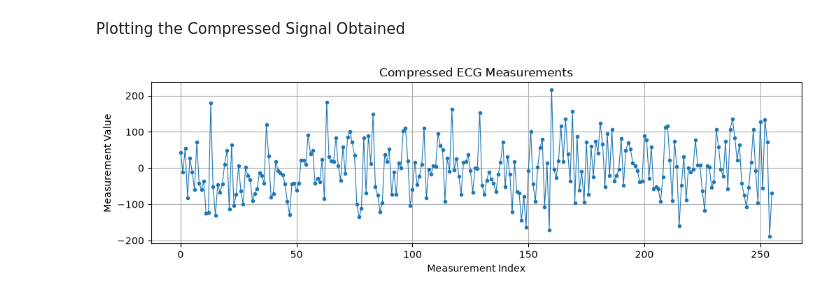
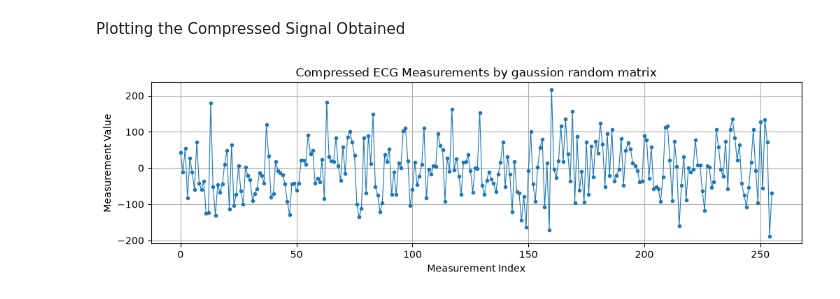
Before and after one commit to namishmahajan2005-arch/Compressed-Sensing, a Jupyter notebook: test.ipynb, the cells around one changed output. Drawn from its saved outputs; the diff is of its cells as text; code cells hidden in the pictures.

```diff
--- a/test.ipynb
+++ b/test.ipynb
@@ -19,7 +43,7 @@ Libraries imported successfully!
 # %% [markdown]
 Loading the Data
 # %%
-data_dir = Path(r"C:\Users\Asus\Downloads\ECG Dataset")
+data_dir = Path(r"D:\compressionsensing\model\dataset")
 
 print("Dataset folder exists:", data_dir.exists())
 
@@ -263,12 +287,12 @@ rng = np.random.default_rng(42)
 
 M = 256
 
-Phi = rng.normal(
+Phi_gaussian = rng.normal(
     loc=0.0,
     scale=1.0 / np.sqrt(M),
     size=(M, N)
 )
 
-print("Sensing matrix shape:", Phi.shape)
+print("Sensing matrix shape:", Phi_gaussian.shape)
 # %% [output]
 Sensing matrix shape: (256, 1024)
@@ -275,3 +306,22 @@ Sensing matrix shape: (256, 1024)
+# %%
+from bz2 import compress
+# Gaussian
+#Phi_gaussian = rng.normal(0, 1/np.sqrt(M), (M, N))
+
+# Bernoulli
+Phi_bernoulli = rng.choice([-1, 1], (M, N)) / np.sqrt(M)
+
+# Partial Hadamard
+from scipy.linalg import hadamard
+
+H = hadamard(N).astype(float)
+rows = rng.choice(N, M, replace=False)
+Phi_hadamard = H[rows, :] / np.sqrt(M)
+
+# Measurements
+y_gaussian = Phi_gaussian @ alpha_sparse
+y_bernoulli = Phi_bernoulli @ alpha_sparse
+y_hadamard = Phi_hadamard @ alpha_sparse
 # %% [markdown]
 Multiplying the Gaussian Matrix with Sparse Signal to form the Compressed Signal
 # %%
@@ -290,11 +348,11 @@ Measurement reduction: 75.0%
 Plotting the Compressed Signal Obtained
 # %%
 plt.figure(figsize=(12, 3))
-plt.plot(y, marker=".", linewidth=0.8)
-plt.title("Compressed ECG Measurements")
+plt.plot(y_gaussian, marker=".", linewidth=0.8)
+plt.title("Compressed ECG Measurements by gaussion random matrix")
 plt.xlabel("Measurement Index")
 plt.ylabel("Measurement Value")
 plt.grid(True)
 plt.show()
 # %% [output]
-[figure, old version]
+[figure, new version]
```
Also changed, not shown: parts of 5 cells of this notebook.
